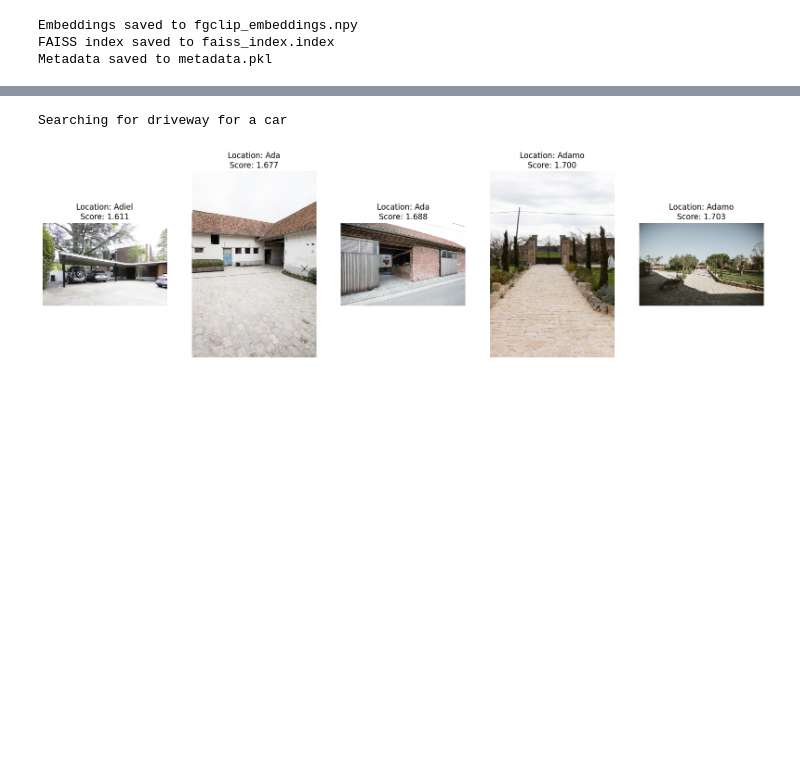
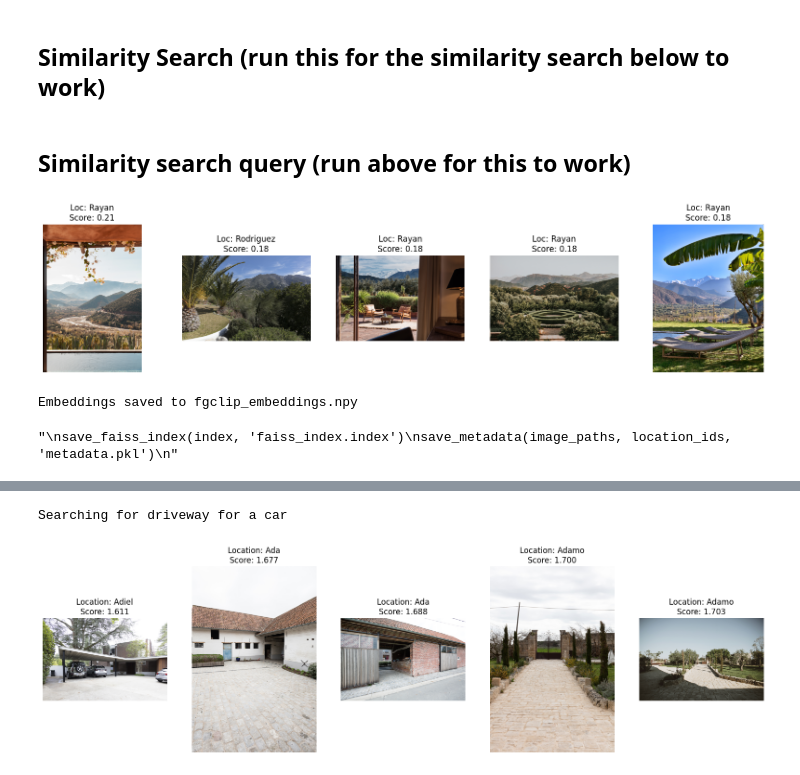
Before and after one commit to Mahmoudash97/IndustrialProject, a Jupyter notebook: FG_CLIP_original.ipynb, the cells around one changed output, grey strips where cells are left out. Drawn from its saved outputs; the diff is of its cells as text; code cells hidden in the pictures; blank space fills up the shorter version.

```diff
--- a/FG_CLIP_original.ipynb
+++ b/FG_CLIP_original.ipynb
@@ -67,0 +144,2 @@ Using a slow image processor as `use_fast` is unset and a slow processor was sav
+# %% [markdown]
+## Similarity Search (run this for the similarity search below to work)
@@ -68 +212,13 @@ Using a slow image processor as `use_fast` is unset and a slow processor was sav
+# %% [markdown]
+## Similarity search query (run above for this to work)
+# %%
+query = "outside nature look with mountains"
+text_results = text_search(query, top_k=5)
+plot_search_results(text_results, query, query_type="Text")
+
+#image_results = image_search("path/to/your/query_image.jpg", top_k=5)
+#for res in image_results:
+#    print(f"{res['score']:.3f} | {res['location']}: {res['image_path']}")
+# %% [output]
+[figure, added]
 # %%
@@ -138,11 +270,13 @@ def load_metadata(filename='metadata.pkl'):
 # %%
+
 save_embeddings(embeddings, 'fgclip_embeddings.npy')
+'''
 save_faiss_index(index, 'faiss_index.index')
 save_metadata(image_paths, location_ids, 'metadata.pkl')
+'''
 # %% [output]
 Embeddings saved to fgclip_embeddings.npy
-FAISS index saved to faiss_index.index
-Metadata saved to metadata.pkl
+"\nsave_faiss_index(index, 'faiss_index.index')\nsave_metadata(image_paths, location_ids, 'metadata.pkl')\n"
 # %%
 class LocationRetrievalSystem:
     def __init__(self, index, image_paths, location_ids):
```
Also changed, not shown: parts of 10 cells of this notebook, 4 other files.
